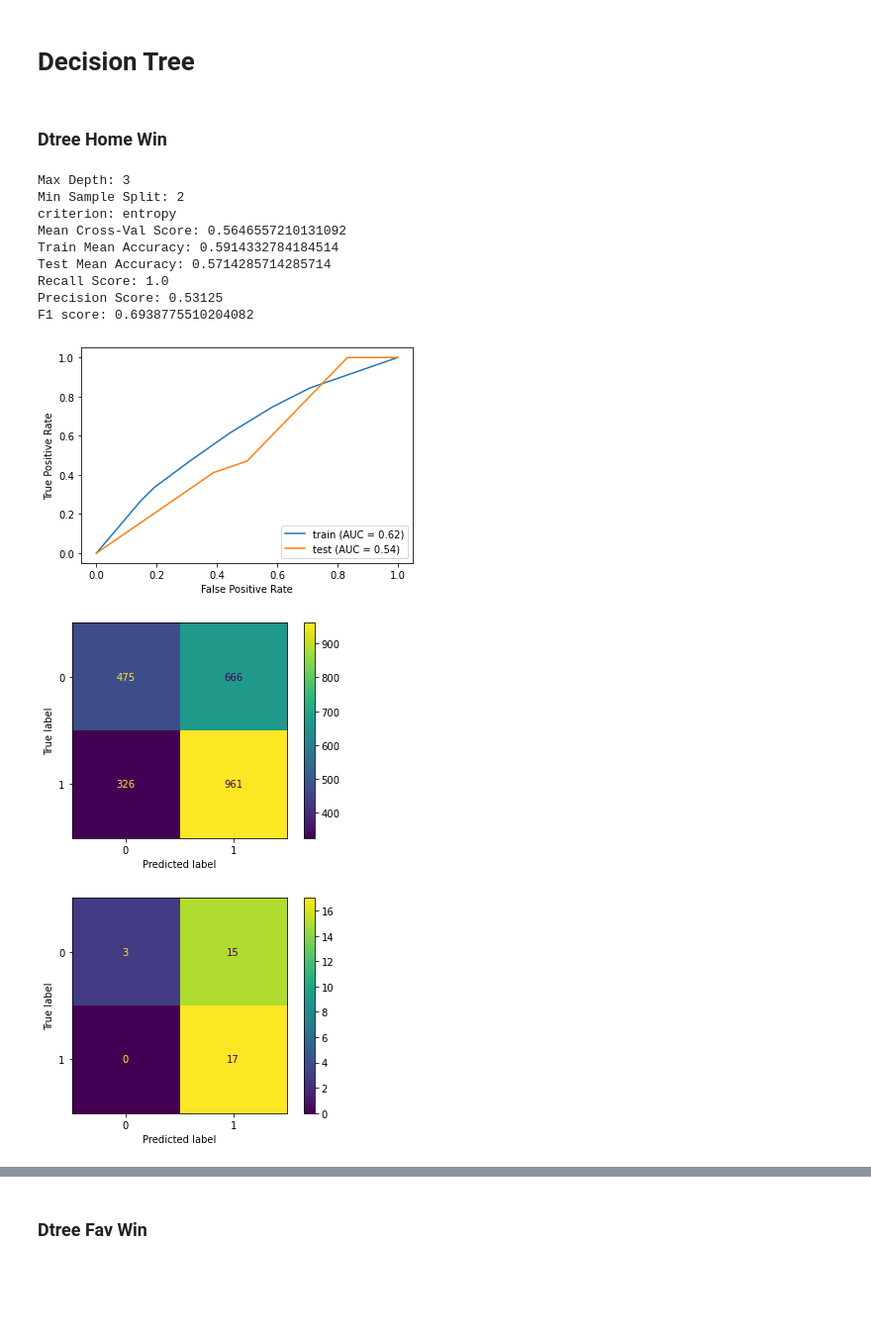
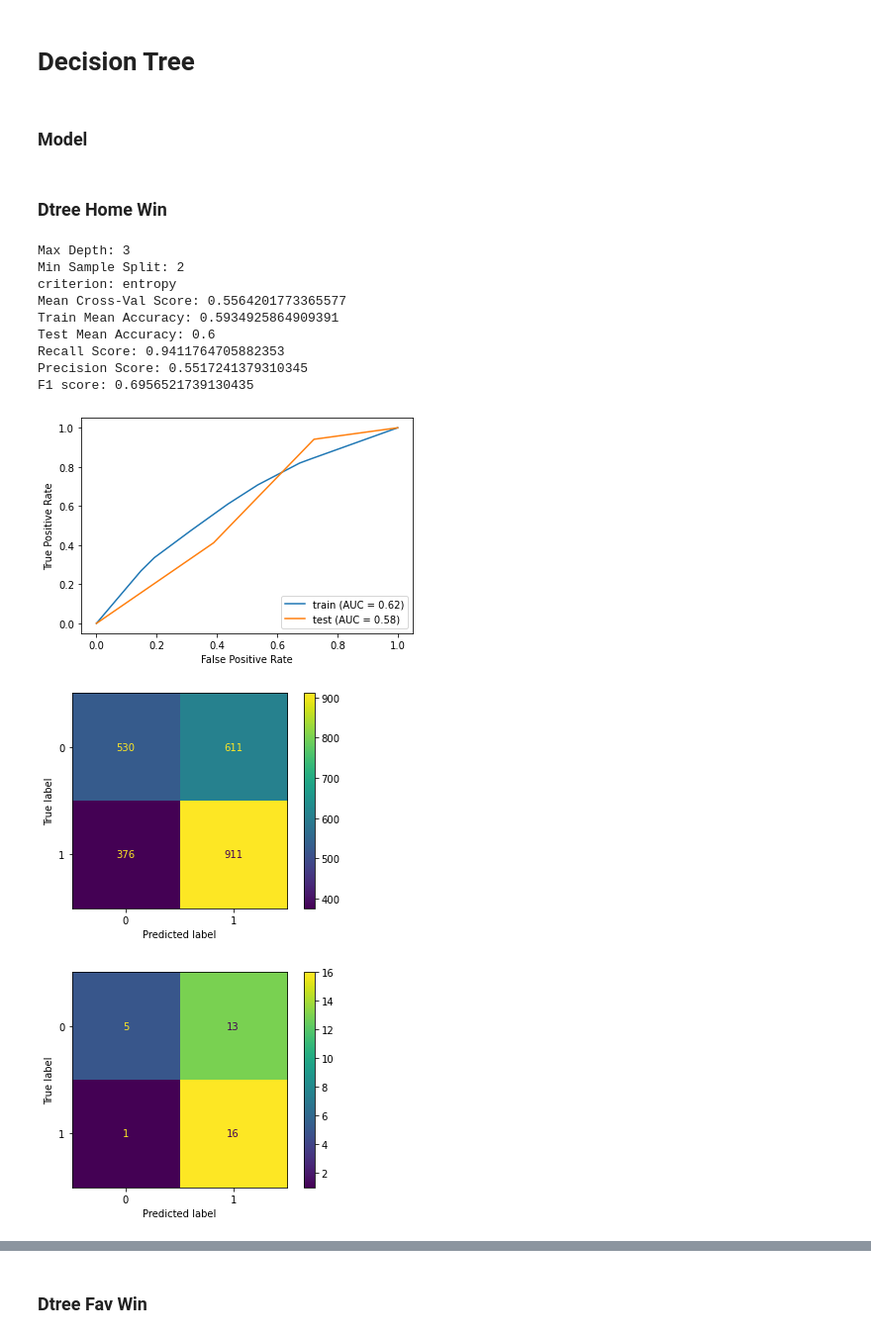
Before and after one commit to MatthewR1021/MLB_Classification, a Jupyter notebook: Modeling/test_2016_playoffs.ipynb, the cells around one changed output, grey strips where cells are left out. Shown: that part at 99% size. Drawn from its saved outputs; the diff is of its cells as text; code cells hidden in the pictures; blank space fills up the shorter version.

```diff
--- a/Modeling/test_2016_playoffs.ipynb
+++ b/Modeling/test_2016_playoffs.ipynb
@@ -90,15 +123,4 @@ zero_imp_test=X_test_scaled.drop(zero_importance_list,axis=1)
 #plt.scatter(train_pca[:,0], train_pca[:,1]);
 # %% [output]
 [figure]
-# %%
-def feature_select(X_train,y_train,estimator,min_features,step=1):
-    estimator2=estimator()
-    selector=RFECV(estimator2,min_features_to_select=min_features,step=step)
-    selector.fit(X_train,y_train)
-    selector.ranking_
-    feature_dict=dict(zip(X_train.columns, selector.ranking_))
-    best_pred = [k for (k,v) in feature_dict.items() if v == 1]
-
-
-    return best_pred
 # %%
@@ -377,9 +345,11 @@ F1 score: 0.6
 # %% [markdown]
 # Decision Tree
 # %%
-dfeats= feature_select(zero_imp_train,y_train,DecisionTreeClassifier,min_features=10)
-X_train_best_tree = zero_imp_train[dfeats]
-X_test_best_tree = zero_imp_test[dfeats]
+dfeats= feature_select(X_train_scaled,y_train,DecisionTreeClassifier,min_features=10)
+X_train_best_tree = X_train_scaled[dfeats]
+X_test_best_tree = X_test_scaled[dfeats]
+# %% [markdown]
+### Model
 # %%
 def dtree(X_train, X_test, y_train, y_test, cv=5):
 
@@ -419,6 +389,7 @@ def dtree(X_train, X_test, y_train, y_test, cv=5):
 
     # Create prediction variable using test data
     y_pred = dtree.predict(X_test)
+    y_prob= dtree.predict_proba(X_test)
 
     # Run cross-validate score with cv folds from function parameter
     cv_results = cross_val_score(dtree, X_train, y_train, cv=cv)
@@ -447,20 +418,22 @@ def dtree(X_train, X_test, y_train, y_test, cv=5):
     # Plot Confusion Matrix
     plot_confusion_matrix(dtree, X_train, y_train)
     plot_confusion_matrix(dtree, X_test, y_test)
+
+    return y_pred,y_prob
 # %% [markdown]
 ### Dtree Home Win
 # %%
-dtree(X_train_best_tree,X_test_best_tree,y_train,y_test)
+predictions,probabilities=dtree(X_train_best_tree,X_test_best_tree,y_train,y_test)
 # %% [output]
 Max Depth: 3
 Min Sample Split: 2
 criterion: entropy
-Mean Cross-Val Score: 0.5646557210131092
-Train Mean Accuracy: 0.5914332784184514
-Test Mean Accuracy: 0.5714285714285714
-Recall Score: 1.0
-Precision Score: 0.53125
-F1 score: 0.6938775510204082
+Mean Cross-Val Score: 0.5564201773365577
+Train Mean Accuracy: 0.5934925864909391
+Test Mean Accuracy: 0.6
+Recall Score: 0.9411764705882353
+Precision Score: 0.5517241379310345
+F1 score: 0.6956521739130435
-[figure, old version]
+[figure, new version]
-[figure, old version]
+[figure, new version]
-[figure, old version]
+[figure, new version]
```
Also changed, not shown: parts of 25 cells of this notebook, 15 other files.
